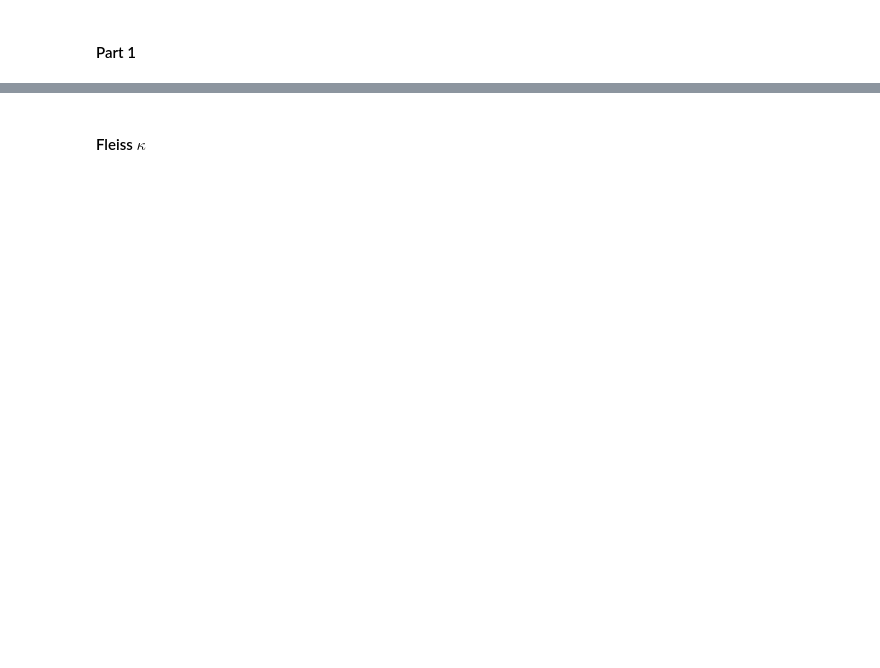
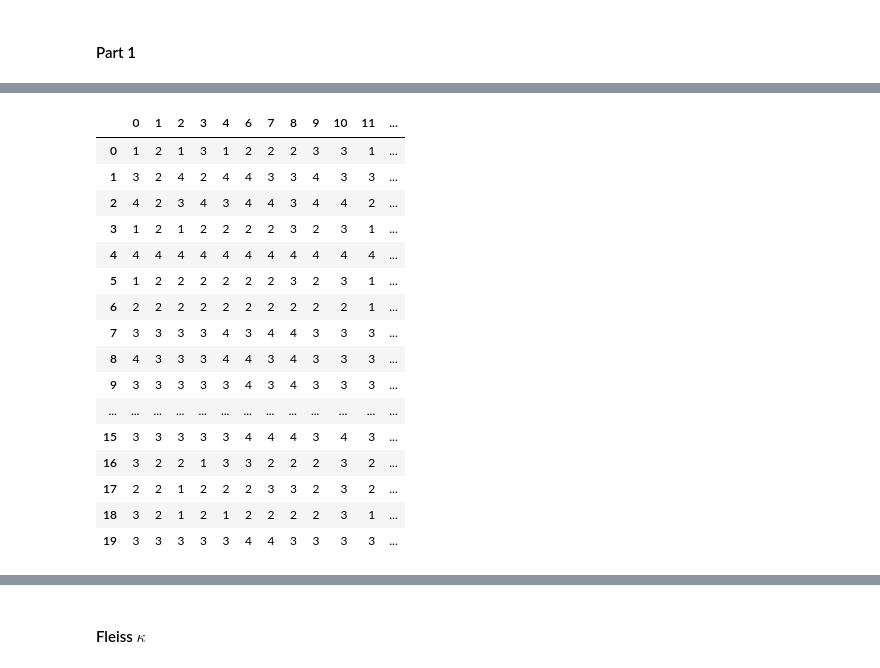
Before and after one commit to ugolbck/AFCC, a Jupyter notebook: notebooks/agreement.ipynb, the cells around one changed output, grey strips where cells are left out. Cells and saved outputs as stored; diff of their text form; code cells hidden in the pictures; blank space fills up the shorter version.

```diff
--- a/notebooks/agreement.ipynb
+++ b/notebooks/agreement.ipynb
@@ -23,6 +23,6 @@ e_2 = pd.read_csv(PATH_AGREEMENT + EXP_2)
 # %% [markdown]
 ## Experiment 1
 # %%
-prim = e_1.dropna().copy()
-if 'Unnamed: 0' in prim.columns:
-    prim = prim.drop('Unnamed: 0', axis=1)
+e_1 = e_1.dropna().copy()
+if 'Unnamed: 0' in e_1.columns:
+    e_1 = e_1.drop('Unnamed: 0', axis=1)
@@ -31,2 +34,2 @@ We remove 2 reviews and 2 annotators that were provoking heavy noise in the data
 # %%
-prim = prim.drop(index=[14, 16], columns=['14', '5'])
+prim = e_1.drop(columns=['14', '5'])
@@ -39 +58,21 @@ sec = prim.copy()
+# %%
+prim
+# %% [output]
+|  | 0 | 1 | 2 | 3 | 4 | 6 | 7 | 8 | 9 | 10 | 11 | ... |
+| 0 | 1 | 2 | 1 | 3 | 1 | 2 | 2 | 2 | 3 | 3 | 1 | ... |
+| 1 | 3 | 2 | 4 | 2 | 4 | 4 | 3 | 3 | 4 | 3 | 3 | ... |
+| 2 | 4 | 2 | 3 | 4 | 3 | 4 | 4 | 3 | 4 | 4 | 2 | ... |
+| 3 | 1 | 2 | 1 | 2 | 2 | 2 | 2 | 3 | 2 | 3 | 1 | ... |
+| 4 | 4 | 4 | 4 | 4 | 4 | 4 | 4 | 4 | 4 | 4 | 4 | ... |
+| 5 | 1 | 2 | 2 | 2 | 2 | 2 | 2 | 3 | 2 | 3 | 1 | ... |
+| 6 | 2 | 2 | 2 | 2 | 2 | 2 | 2 | 2 | 2 | 2 | 1 | ... |
+| 7 | 3 | 3 | 3 | 3 | 4 | 3 | 4 | 4 | 3 | 3 | 3 | ... |
+| 8 | 4 | 3 | 3 | 3 | 4 | 4 | 3 | 4 | 3 | 3 | 3 | ... |
+| 9 | 3 | 3 | 3 | 3 | 3 | 4 | 3 | 4 | 3 | 3 | 3 | ... |
+| ... | ... | ... | ... | ... | ... | ... | ... | ... | ... | ... | ... | ... |
+| 15 | 3 | 3 | 3 | 3 | 3 | 4 | 4 | 4 | 3 | 4 | 3 | ... |
+| 16 | 3 | 2 | 2 | 1 | 3 | 3 | 2 | 2 | 2 | 3 | 2 | ... |
+| 17 | 2 | 2 | 1 | 2 | 2 | 2 | 3 | 3 | 2 | 3 | 2 | ... |
+| 18 | 3 | 2 | 1 | 2 | 1 | 2 | 2 | 2 | 2 | 3 | 1 | ... |
+| 19 | 3 | 3 | 3 | 3 | 3 | 4 | 4 | 3 | 3 | 3 | 3 | ... |
 # %%
```
Also changed, not shown: parts of 20 cells of this notebook, 4 other files.
